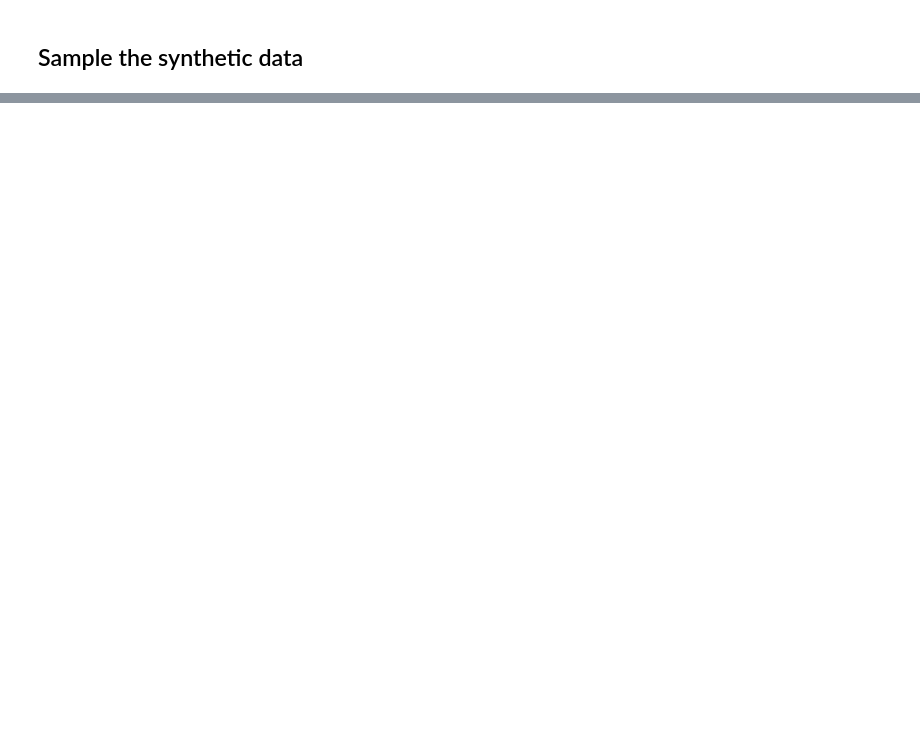
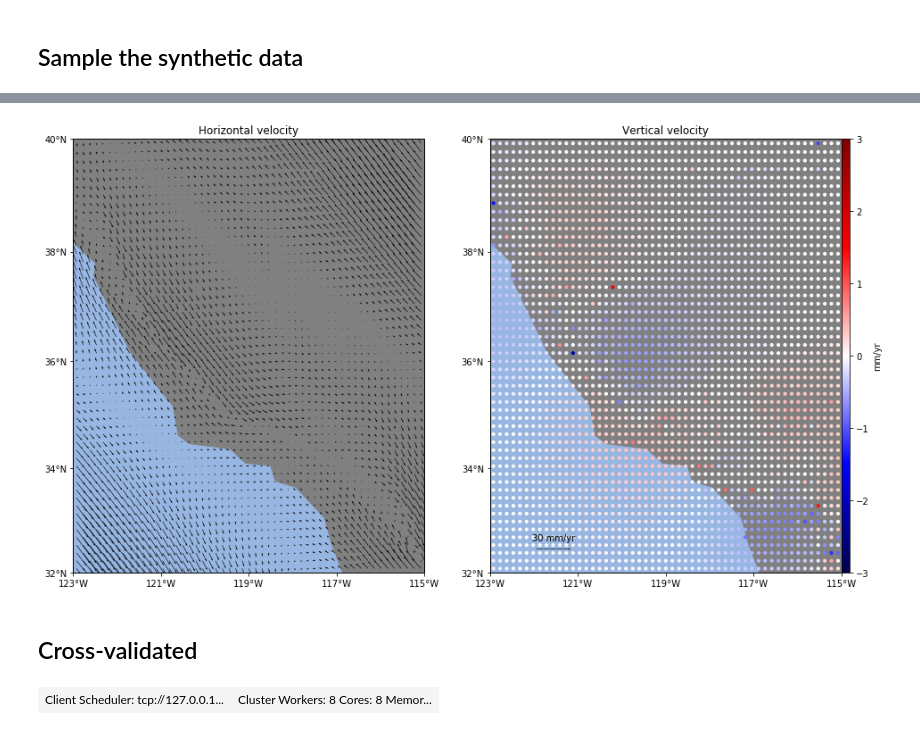
Before and after one commit to leouieda/aogs2018-gps, a Jupyter notebook: code/notebooks/synthetic.ipynb, the cells around one changed output, grey strips where cells are left out. Drawn from its saved outputs; the diff is of its cells as text; code cells hidden in the pictures; blank space fills up the shorter version.

```diff
--- a/code/notebooks/synthetic.ipynb
+++ b/code/notebooks/synthetic.ipynb
@@ -152,0 +185,8 @@ Data variables:
+# %%
+chain = vd.Chain([
+    ('mean', vd.BlockReduce(np.mean, spacing=spacing*100e3)),
+    ('trend', vd.VectorTrend(1)),
+    ('spline', Vector3D(depth=1000, poisson=0.5))
+])
+chain.fit(proj(sample.longitude.values, sample.latitude.values),
+          (sample.east_velocity, sample.north_velocity, sample.up_velocity))
@@ -152,0 +204,11 @@ Data variables:
+# %%
+def make_residuals(gridder):
+    predicted = gridder.predict(proj(reduced.longitude.values, reduced.latitude.values))
+    res = reduced.copy()
+    names = ['east_velocity', 'north_velocity', 'up_velocity']
+    for pred, name in zip(predicted, names):
+        res[name] = reduced[name] - pred
+    return res
+# %%
+residuals = make_residuals(chain)
+residuals.describe()
@@ -152,0 +225,11 @@ Data variables:
+# %%
+fig, axes = plot_data(residuals, every=1)
+# %% [output]
+[figure, added]
+# %% [markdown]
+## Cross-validated
+# %%
+client = Client()
+client
+# %% [output]
+| Client Scheduler: tcp://127.0.0.1... | Cluster Workers: 8 Cores: 8 Memor... |
```
Also changed, not shown: parts of 36 cells of this notebook, 1 other file.
